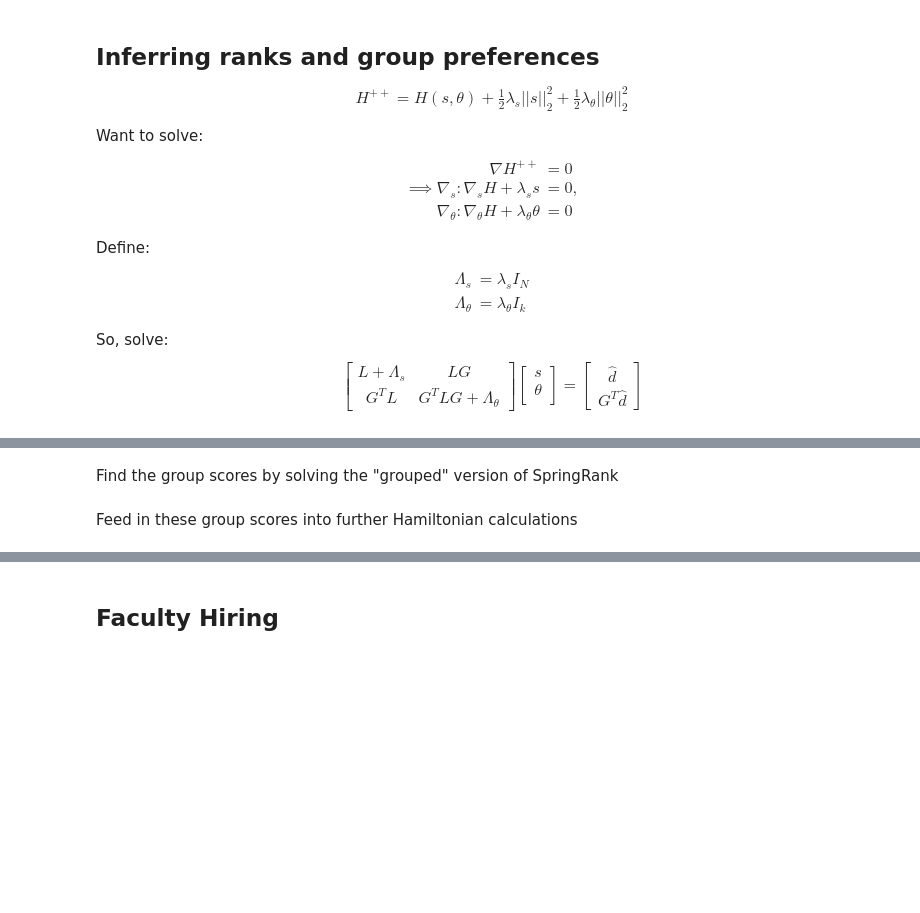
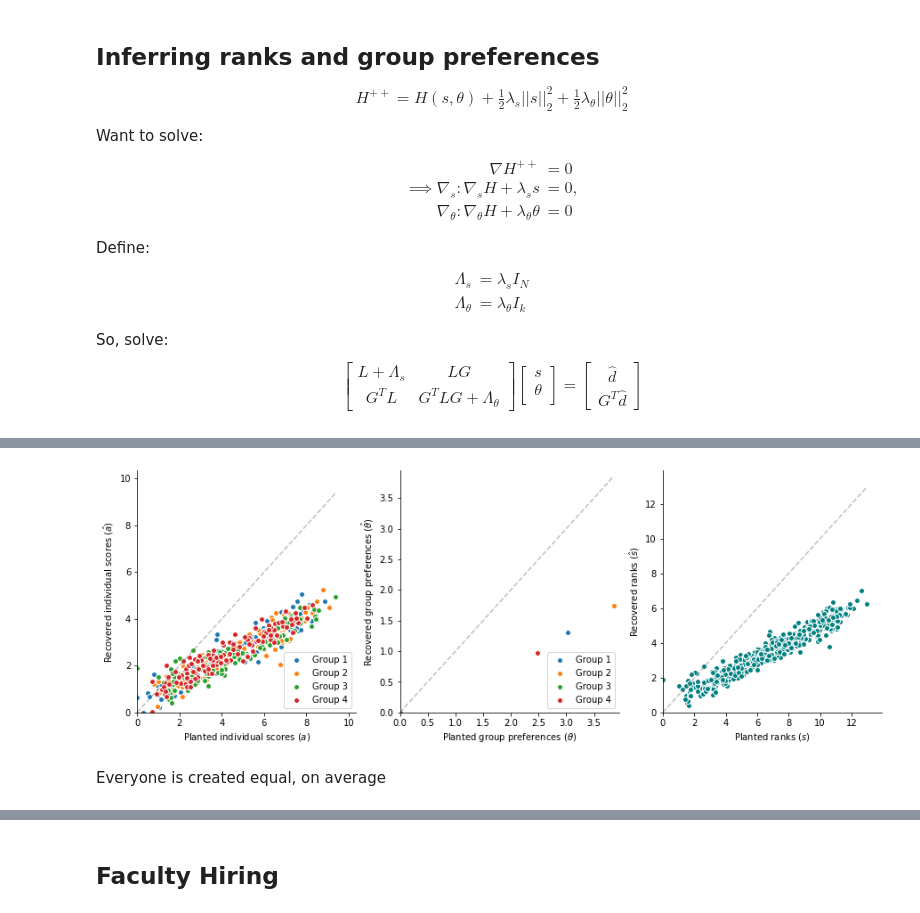
Before and after one commit to AparaV/SpringRankGroups, a Jupyter notebook: api/jupyter/groups.ipynb, the cells around one changed output, grey strips where cells are left out. Drawn from its saved outputs; the diff is of its cells as text; code cells hidden in the pictures; blank space fills up the shorter version.

```diff
--- a/api/jupyter/groups.ipynb
+++ b/api/jupyter/groups.ipynb
@@ -161,8 +87,0 @@ print(H_a)
-# %% [markdown]
-Find the group scores by solving the "grouped" version of SpringRank
-# %%
-Omega = np.matmul(np.matmul(G.T, A), G)
-
-theta = sr.SpringRank(Omega)
-# %% [markdown]
-Feed in these group scores into further Hamiltonian calculations
@@ -184 +88,57 @@ s = a + theta_s
+# %%
+ranks_est, scores_est = sr.SpringRank_groups(A,
+                                             {"cat_01": G},
+                                             {"individual": 1e-5, "cat_01": 0},
+                                             solver="bicgstab")
+
+a_est = tl.adjust_ranks(scores_est["individual"], A, p_ij=p_ij)
+beta_hat = tl.get_temperature(scores_est["individual"], A, p_ij=p_ij)
+
+theta_est = beta_hat * (scores_est["cat_01"] - np.min(scores_est["cat_01"]))
+s_est = a_est + np.matmul(G, theta_est)
+# %%
+fig, ax = plt.subplots(1, 3, figsize=(15, 5))
+
+x_y_line = [[0, np.max(np.maximum(a, a_est))],
+            [0, np.max(np.maximum(theta, theta_est))],
+            [0, np.max(np.maximum(s, s_est))]]
+
+for i in range(3):
+    ax[i].spines['right'].set_visible(False)
+    ax[i].spines['top'].set_visible(False)
+    ax[i].plot(x_y_line[i], x_y_line[i], linestyle="dashed", color="grey", alpha=0.5)
+    ax[i].set_xlim(0, x_y_line[i][1]+1)
+    ax[i].set_ylim(0, x_y_line[i][1]+1)
+
+for i in range(4):
+    idx = np.where(group_keys==i)
+    ax[0].scatter(a[idx], a_est[idx],
+                  edgecolor="white",
+                  label="Group {}".format(i+1))
+    ax[1].scatter(theta[i], theta_est[i],
+                  edgecolor="white",
+                  label="Group {}".format(i+1))
+
+
+ax[0].set_xlabel(r"Planted individual scores ($a$)")
+ax[0].set_ylabel(r"Recovered individual scores ($\hat{a}$)")
+ax[0].legend(loc="lower right")
+
+ax[1].set_xlabel(r"Planted group preferences ($\theta$)")
+ax[1].set_ylabel(r"Recovered group preferences ($\hat{\theta}$)")
+ax[1].legend(loc="lower right")
+ax[1].set_xlim(0, x_y_line[1][1]+0.1)
+ax[1].set_ylim(0, x_y_line[1][1]+0.1)
+
+ax[2].scatter(s, s_est, color="teal", edgecolor="white",)
+ax[2].set_xlabel(r"Planted ranks ($s$)")
+ax[2].set_ylabel(r"Recovered ranks ($\hat{s}$)")
+
+plt.savefig("../../figures/Test2_B_SR.PNG", dpi=200, bbox_inches="tight")
+
+plt.show()
+# %% [output]
+[figure, added]
+# %% [markdown]
+Everyone is created equal, on average
 # %%
```
Also changed, not shown: parts of 22 cells of this notebook, 24 other files.
